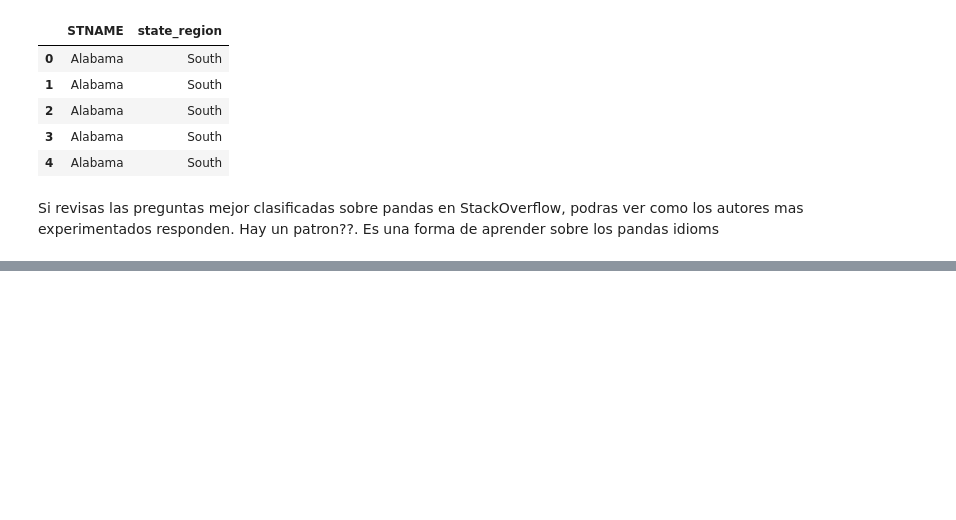
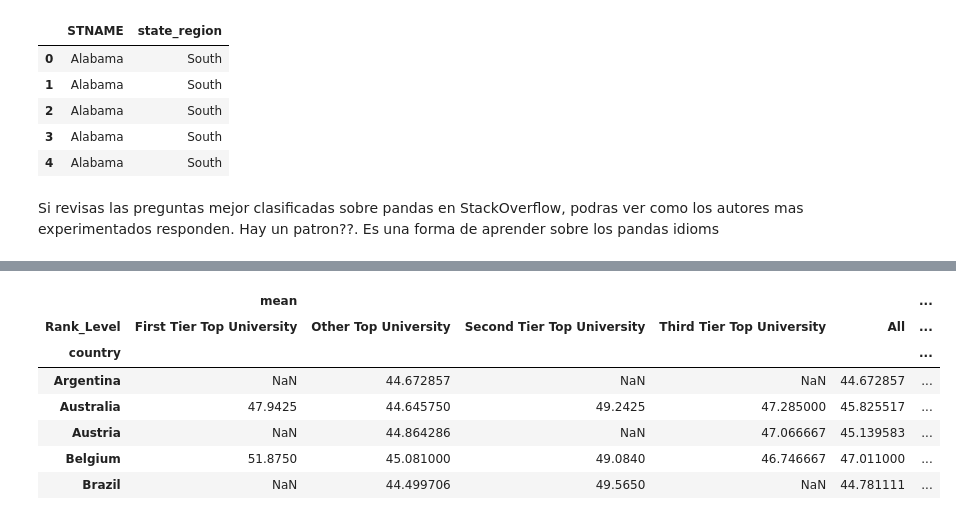
Before and after one commit to jmelendezgeo/Apuntes-Data-Science, a Jupyter notebook: Applied Data Science with Python - Coursera Specialization /Introduction To Data Science/Semana-3.ipynb, the cells around one changed output, grey strips where cells are left out. Saved outputs shown, nothing was run; the diff lists cells and outputs as text; code cells hidden in the pictures; blank space fills up the shorter version.

```diff
--- a/Applied Data Science with Python - Coursera Specialization /Introduction To Data Science/Semana-3.ipynb
+++ b/Applied Data Science with Python - Coursera Specialization /Introduction To Data Science/Semana-3.ipynb
@@ -495,0 +1056,6 @@ Si revisas las preguntas mejor clasificadas sobre pandas en StackOverflow, podra
+# %%
+# Cargaremos el dataset de Times Higher Education World University Ranking dataset, el cual es uno de las mas
+# influyentes medidas de las Universidades. Vamos a importar el dataset y verlo
+
+df = pd.read_csv('resources/week-3/datasets/cwurData.csv')
+df.head()
@@ -495,0 +1069,20 @@ Si revisas las preguntas mejor clasificadas sobre pandas en StackOverflow, podra
+# %%
+# Aqui vemos un ranking de las instituciones con country, quality of educations, other metrics, overall score
+# Vamos a crear una nueva columna llamada RankLevel donde las instituciones sean:
+# 1-100 first tier
+# 101-200 second tier
+# 201-300 third tier
+# 301 other top universities
+
+def create_category(ranking):
+    if (ranking >= 1) & (ranking <= 100):
+        return 'First Tier Top University'
+    elif (ranking >= 101) & (ranking <= 200):
+        return 'Second Tier Top University'
+    elif (ranking >= 201) & (ranking <= 300):
+        return 'Third Tier Top University'
+    return 'Other Top University'
+
+# ahora podemos apply esto en una single ocolumn para crear una nueva serie
+df['Rank_Level'] = df['world_rank'].apply(lambda x: create_category(x))
+df.head()
@@ -495,0 +1137,16 @@ Si revisas las preguntas mejor clasificadas sobre pandas en StackOverflow, podra
+# %%
+# Aqui vemos que tenemos a ambos, mean y max, en un nivel gerarquico. Tambien podemos resumir los valores en la
+# top level column. Por ejemplo, si quisieramos ver el promedio general del pais para mean
+# o quisieramos ver el max of max, podemos indicarle esto a pandas al darle un marginal value
+
+df.pivot_table(values='score',index='country', columns = 'Rank_Level', aggfunc=[np.mean,np.max],
+               margins = True).head()
+# %% [output]
+|  | mean |  |  |  |  | ... |
+| Rank_Level | First Tier Top University | Other Top University | Second Tier Top University | Third Tier Top University | All | ... |
+| country |  |  |  |  |  | ... |
+| Argentina | NaN | 44.672857 | NaN | NaN | 44.672857 | ... |
+| Australia | 47.9425 | 44.645750 | 49.2425 | 47.285000 | 45.825517 | ... |
+| Austria | NaN | 44.864286 | NaN | 47.066667 | 45.139583 | ... |
+| Belgium | 51.8750 | 45.081000 | 49.0840 | 46.746667 | 47.011000 | ... |
+| Brazil | NaN | 44.499706 | 49.5650 | NaN | 44.781111 | ... |
```
Also changed, not shown: parts of 105 cells of this notebook, 1 other file.
